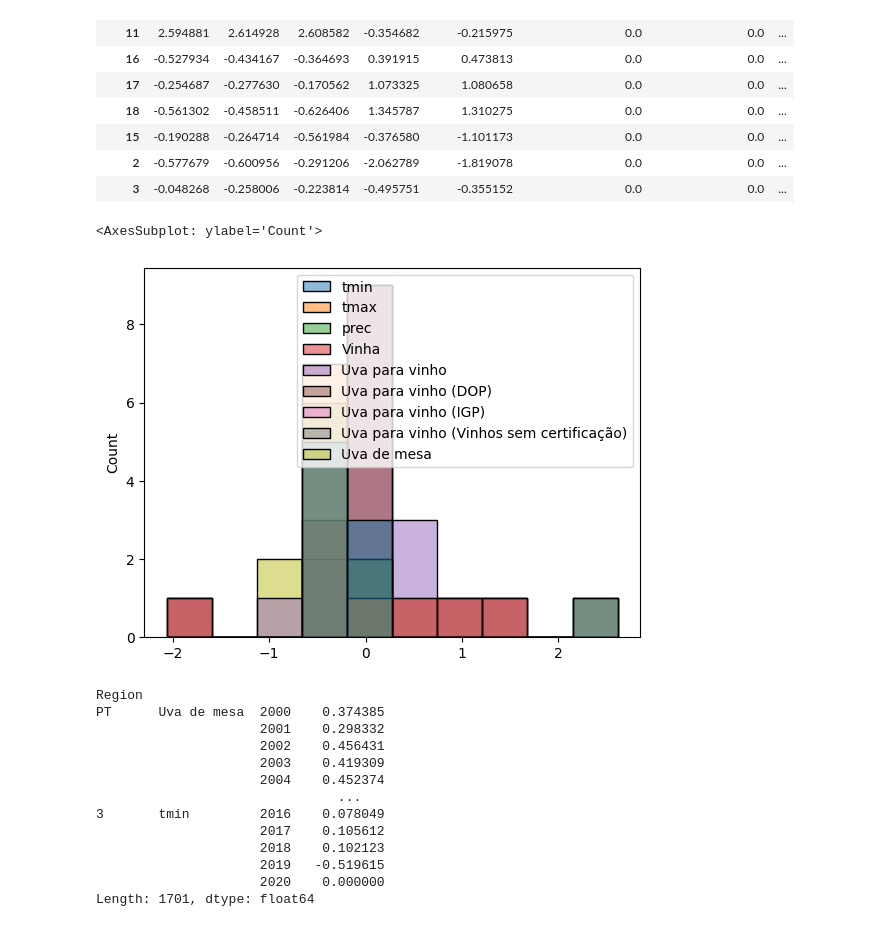
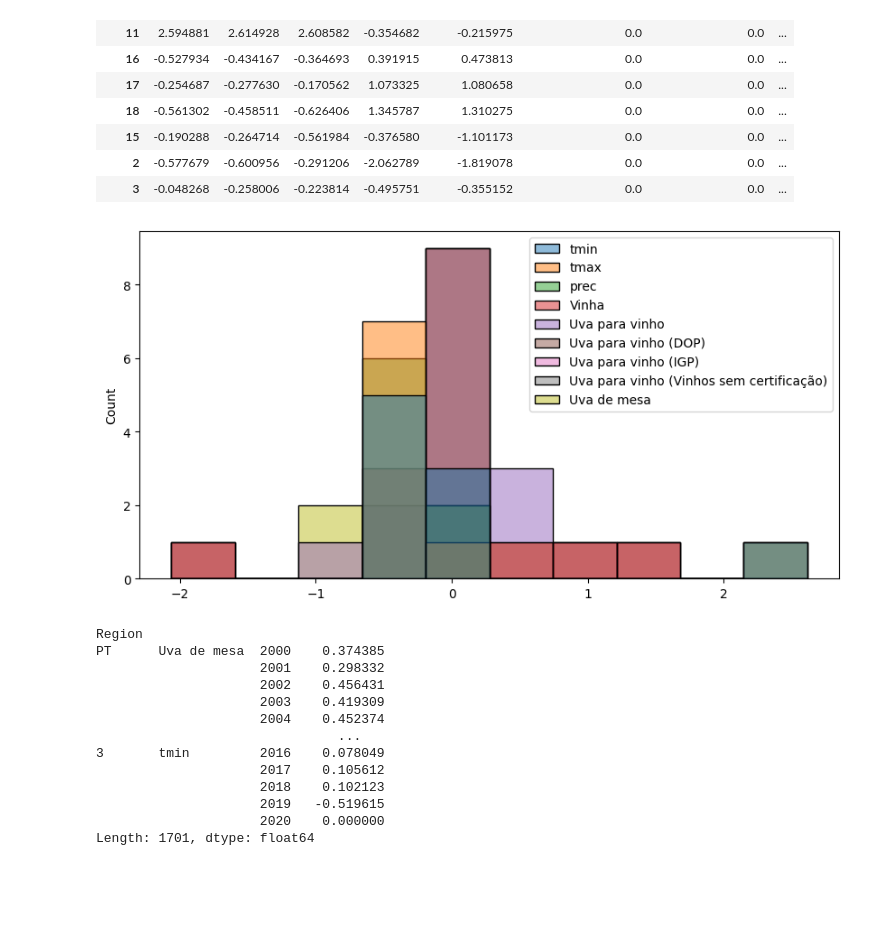
Before and after one commit to FMarques8/FCD-Project-1-2, a Jupyter notebook: INE_data_treatment.ipynb, the cells around one changed output. Saved outputs shown, nothing was run; the diff lists cells and outputs as text; code cells hidden in the pictures; blank space fills up the shorter version.

```diff
--- a/INE_data_treatment.ipynb
+++ b/INE_data_treatment.ipynb
@@ -926,10 +926,11 @@ normalized_data_uva_weather['2010']
 | 2 | -0.577679 | -0.600956 | -0.291206 | -2.062789 | -1.819078 | 0.0 | 0.0 | ... |
 | 3 | -0.048268 | -0.258006 | -0.223814 | -0.495751 | -0.355152 | 0.0 | 0.0 | ... |
 # %%
-sns.histplot(normalized_data_uva_weather['2010'], bins = 10)
+plt.figure(figsize=(10,5))
+ax1 = sns.histplot(normalized_data_uva_weather['2010'], bins = 10)
+plt.show()
 # %% [output]
-<AxesSubplot: ylabel='Count'>
-[figure, old version]
+[figure, new version]
 # %%
 range_of_years = []
 for i in range(2000,2021):
```
Also changed, not shown: parts of 1 cell of this notebook.
